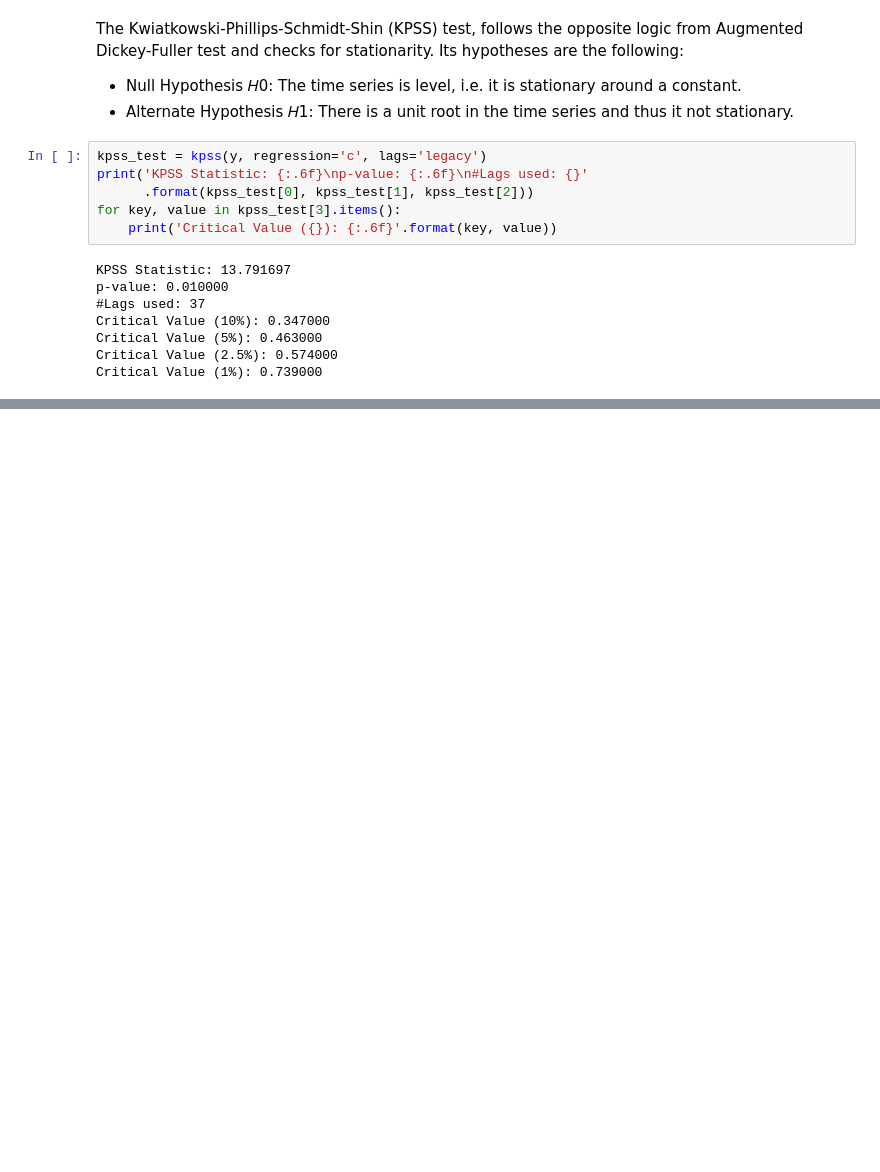
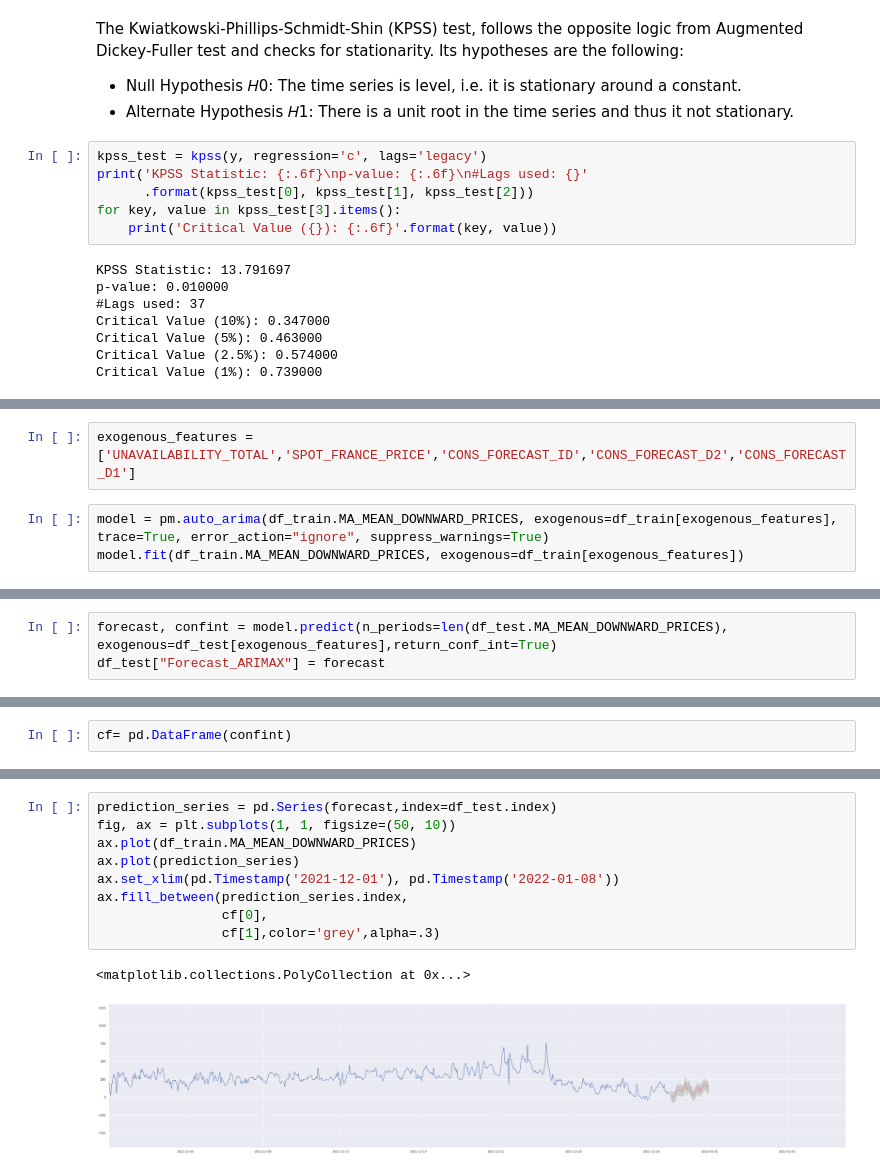
Before and after one commit to lgfx/CRP, a Jupyter notebook: CRP.ipynb, the cells around one changed output, grey strips where cells are left out. Saved outputs shown, nothing was run; the diff lists cells and outputs as text; blank space fills up the shorter version.

```diff
--- a/CRP.ipynb
+++ b/CRP.ipynb
@@ -656,0 +758,5 @@ Critical Value (1%): 0.739000
+# %%
+exogenous_features = ['UNAVAILABILITY_TOTAL','SPOT_FRANCE_PRICE','CONS_FORECAST_ID','CONS_FORECAST_D2','CONS_FORECAST_D1']
+# %%
+model = pm.auto_arima(df_train.MA_MEAN_DOWNWARD_PRICES, exogenous=df_train[exogenous_features], trace=True, error_action="ignore", suppress_warnings=True)
+model.fit(df_train.MA_MEAN_DOWNWARD_PRICES, exogenous=df_train[exogenous_features])
@@ -656,0 +795,3 @@ Critical Value (1%): 0.739000
+# %%
+forecast, confint = model.predict(n_periods=len(df_test.MA_MEAN_DOWNWARD_PRICES), exogenous=df_test[exogenous_features],return_conf_int=True)
+df_test["Forecast_ARIMAX"] = forecast
@@ -656,0 +803,2 @@ Critical Value (1%): 0.739000
+# %%
+cf= pd.DataFrame(confint)
@@ -656,0 +834,12 @@ Critical Value (1%): 0.739000
+# %%
+prediction_series = pd.Series(forecast,index=df_test.index)
+fig, ax = plt.subplots(1, 1, figsize=(50, 10))
+ax.plot(df_train.MA_MEAN_DOWNWARD_PRICES)
+ax.plot(prediction_series)
+ax.set_xlim(pd.Timestamp('2021-12-01'), pd.Timestamp('2022-01-08'))
+ax.fill_between(prediction_series.index,
+                cf[0],
+                cf[1],color='grey',alpha=.3)
+# %% [output]
+<matplotlib.collections.PolyCollection at 0x...>
+[figure, added]
```
Also changed, not shown: parts of 17 cells of this notebook.
